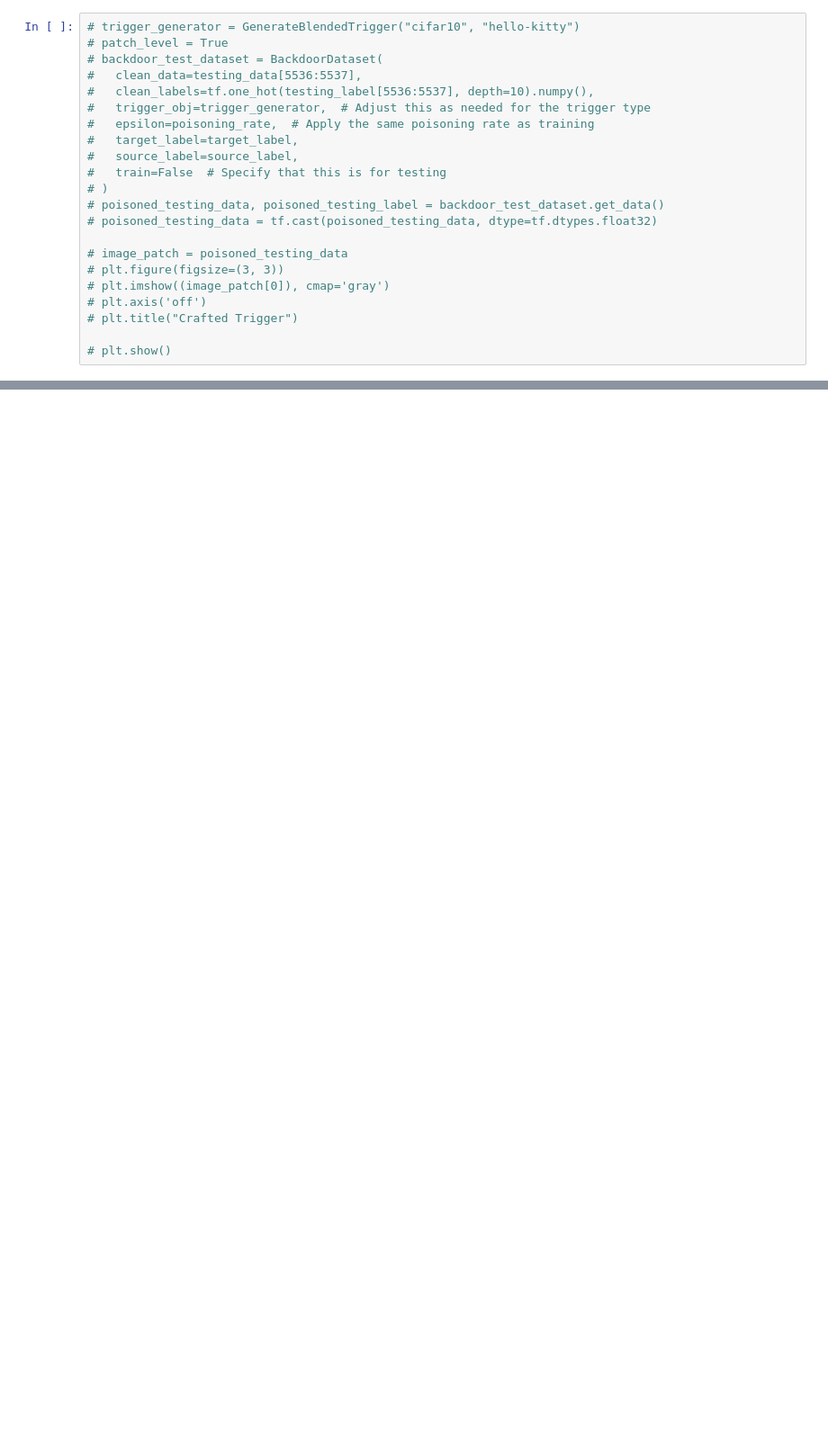
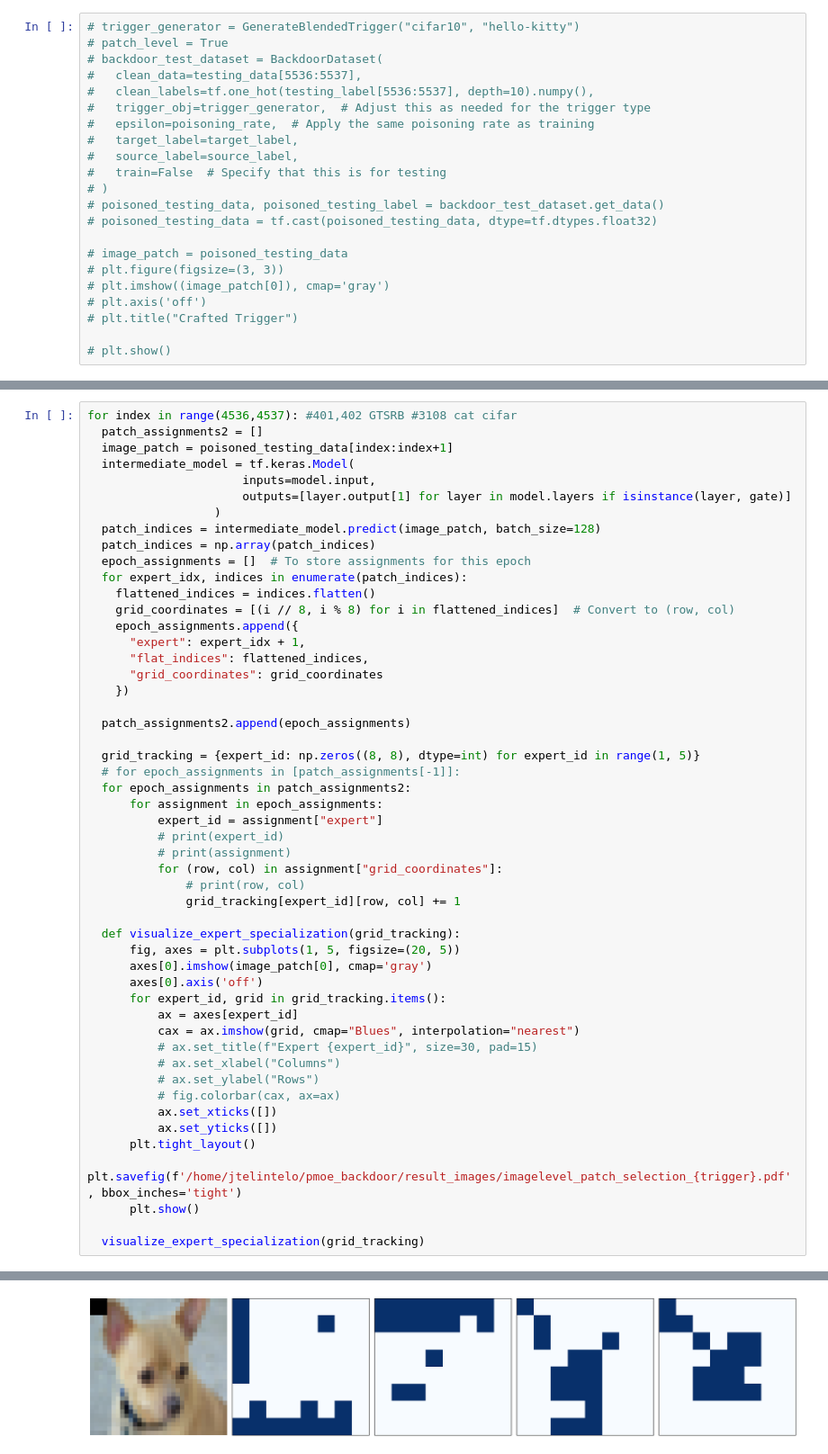
Before and after one commit to jonatelintelo/pmoe_backdoor, a Jupyter notebook: training_backdoor_pmoe.ipynb, the cells around one changed output, grey strips where cells are left out. Shown at 90% size. Saved outputs shown, nothing was run; the diff lists cells and outputs as text; blank space fills up the shorter version.

```diff
--- a/training_backdoor_pmoe.ipynb
+++ b/training_backdoor_pmoe.ipynb
@@ -1089,0 +1279,52 @@ Attack Success Rate (ASR) for s=50000: 18.355555555555554%
+# %%
+for index in range(4536,4537): #401,402 GTSRB #3108 cat cifar
+  patch_assignments2 = []
+  image_patch = poisoned_testing_data[index:index+1]
+  intermediate_model = tf.keras.Model(
+                      inputs=model.input,
+                      outputs=[layer.output[1] for layer in model.layers if isinstance(layer, gate)]
+                  )
+  patch_indices = intermediate_model.predict(image_patch, batch_size=128)
+  patch_indices = np.array(patch_indices)
+  epoch_assignments = []  # To store assignments for this epoch
+  for expert_idx, indices in enumerate(patch_indices):
+    flattened_indices = indices.flatten()
+    grid_coordinates = [(i // 8, i % 8) for i in flattened_indices]  # Convert to (row, col)
+    epoch_assignments.append({
+      "expert": expert_idx + 1,
+      "flat_indices": flattened_indices,
+      "grid_coordinates": grid_coordinates
+    })
+
+  patch_assignments2.append(epoch_assignments)
+
+  grid_tracking = {expert_id: np.zeros((8, 8), dtype=int) for expert_id in range(1, 5)}
+  # for epoch_assignments in [patch_assignments[-1]]:
+  for epoch_assignments in patch_assignments2:
+      for assignment in epoch_assignments:
+          expert_id = assignment["expert"]
+          # print(expert_id)
+          # print(assignment)
+          for (row, col) in assignment["grid_coordinates"]:
+              # print(row, col)
+              grid_tracking[expert_id][row, col] += 1
+
+  def visualize_expert_specialization(grid_tracking):
+      fig, axes = plt.subplots(1, 5, figsize=(20, 5))
+      axes[0].imshow(image_patch[0], cmap='gray')
+      axes[0].axis('off')
+      for expert_id, grid in grid_tracking.items():
+          ax = axes[expert_id]
+          cax = ax.imshow(grid, cmap="Blues", interpolation="nearest")
+          # ax.set_title(f"Expert {expert_id}", size=30, pad=15)
+          # ax.set_xlabel("Columns")
+          # ax.set_ylabel("Rows")
+          # fig.colorbar(cax, ax=ax)
+          ax.set_xticks([])
+          ax.set_yticks([])
+      plt.tight_layout()
+      plt.savefig(f'/home/jtelintelo/pmoe_backdoor/result_images/imagelevel_patch_selection_{trigger}.pdf', bbox_inches='tight')
+      plt.show()
+
+  visualize_expert_specialization(grid_tracking)
+# %% [output]
@@ -1089,0 +1332 @@ Attack Success Rate (ASR) for s=50000: 18.355555555555554%
+[figure, added]
```
Also changed, not shown: parts of 7 cells of this notebook, 1 other file.
